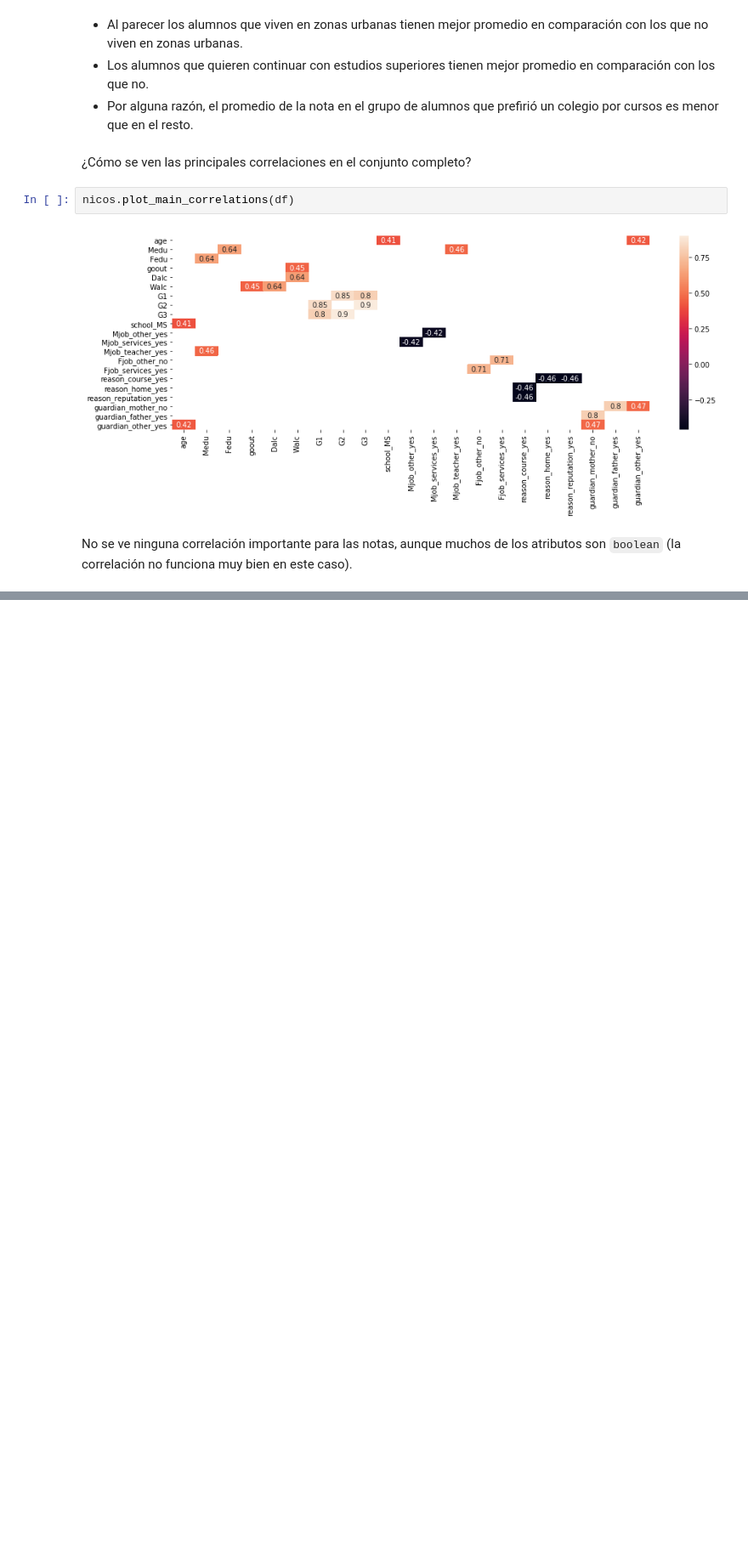
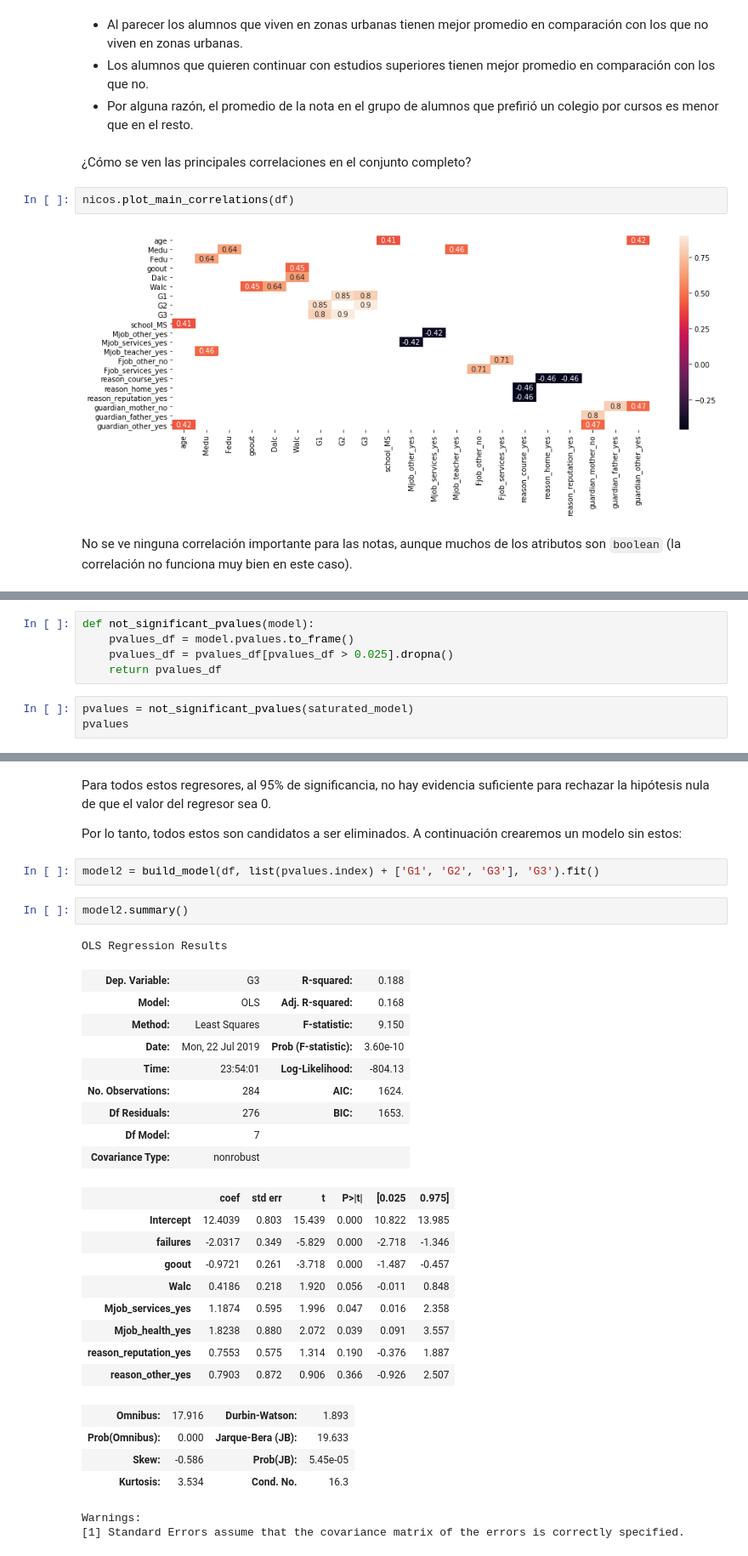
Before and after one commit to muZk/desafio-latam-ds-python, a Jupyter notebook: 02 - Fundamentos Data Science/prueba/Rendimiento escolar.ipynb, the cells around one changed output, grey strips where cells are left out. Shown at 85% size. Cells and saved outputs as stored; diff of their text form; blank space fills up the shorter version.

```diff
--- a/02 - Fundamentos Data Science/prueba/Rendimiento escolar.ipynb
+++ b/02 - Fundamentos Data Science/prueba/Rendimiento escolar.ipynb
@@ -505,0 +585,8 @@ No se ve ninguna correlación importante para las notas, aunque muchos de los at
+# %%
+def not_significant_pvalues(model):
+    pvalues_df = model.pvalues.to_frame()
+    pvalues_df = pvalues_df[pvalues_df > 0.025].dropna()
+    return pvalues_df
+# %%
+pvalues = not_significant_pvalues(saturated_model)
+pvalues
@@ -505,0 +611,34 @@ No se ve ninguna correlación importante para las notas, aunque muchos de los at
+# %% [markdown]
+Para todos estos regresores, al 95% de significancia, no hay evidencia suficiente para rechazar la hipótesis nula de que el valor del regresor sea 0.
+
+Por lo tanto, todos estos son candidatos a ser eliminados. A continuación crearemos un modelo sin estos:
+# %%
+model2 = build_model(df, list(pvalues.index) + ['G1', 'G2', 'G3'], 'G3').fit()
+# %%
+model2.summary()
+# %% [output]
+OLS Regression Results
+| Dep. Variable: | G3 | R-squared: | 0.188 |
+| Model: | OLS | Adj. R-squared: | 0.168 |
+| Method: | Least Squares | F-statistic: | 9.150 |
+| Date: | Mon, 22 Jul 2019 | Prob (F-statistic): | 3.60e-10 |
+| Time: | 23:54:01 | Log-Likelihood: | -804.13 |
+| No. Observations: | 284 | AIC: | 1624. |
+| Df Residuals: | 276 | BIC: | 1653. |
+| Df Model: | 7 |  |  |
+| Covariance Type: | nonrobust |  |  |
+|  | coef | std err | t | P>|t| | [0.025 | 0.975] |
+| Intercept | 12.4039 | 0.803 | 15.439 | 0.000 | 10.822 | 13.985 |
+| failures | -2.0317 | 0.349 | -5.829 | 0.000 | -2.718 | -1.346 |
+| goout | -0.9721 | 0.261 | -3.718 | 0.000 | -1.487 | -0.457 |
+| Walc | 0.4186 | 0.218 | 1.920 | 0.056 | -0.011 | 0.848 |
+| Mjob_services_yes | 1.1874 | 0.595 | 1.996 | 0.047 | 0.016 | 2.358 |
+| Mjob_health_yes | 1.8238 | 0.880 | 2.072 | 0.039 | 0.091 | 3.557 |
+| reason_reputation_yes | 0.7553 | 0.575 | 1.314 | 0.190 | -0.376 | 1.887 |
+| reason_other_yes | 0.7903 | 0.872 | 0.906 | 0.366 | -0.926 | 2.507 |
+| Omnibus: | 17.916 | Durbin-Watson: | 1.893 |
+| Prob(Omnibus): | 0.000 | Jarque-Bera (JB): | 19.633 |
+| Skew: | -0.586 | Prob(JB): | 5.45e-05 |
+| Kurtosis: | 3.534 | Cond. No. | 16.3 |
+Warnings:
+[1] Standard Errors assume that the covariance matrix of the errors is correctly specified.
```
Also changed, not shown: parts of 13 cells of this notebook, 2 other files.
